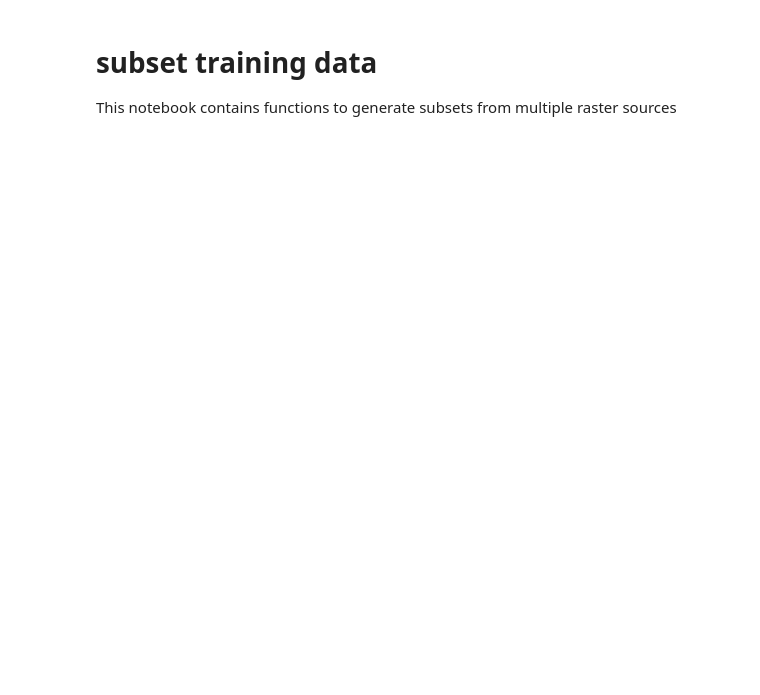
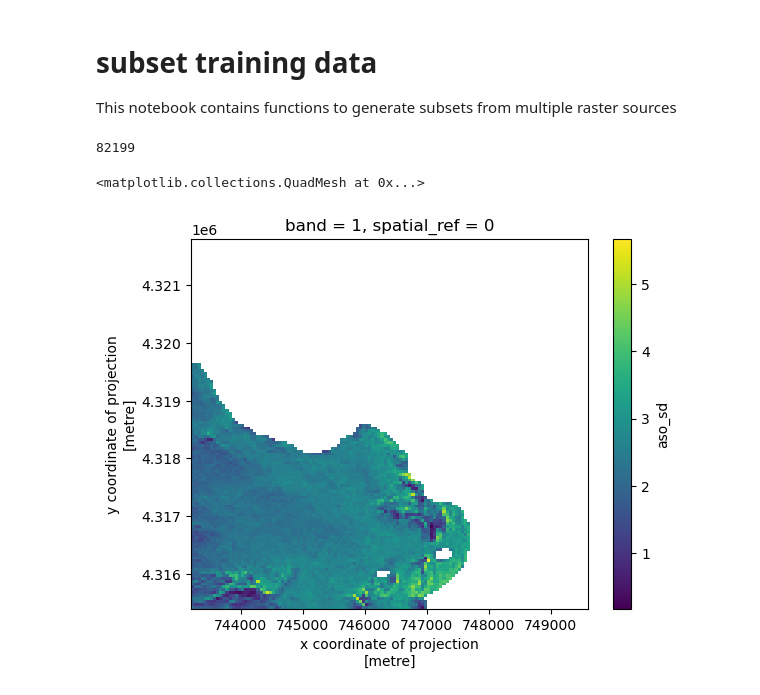
Before and after one commit to geo-smart/deep-snow, a Jupyter notebook: notebooks/subset.ipynb, the cells around one changed output. Cells and saved outputs as stored; diff of their text form; code cells hidden in the pictures; blank space fills up the shorter version.

Commit message:
progress on subset code

```diff
--- a/notebooks/subset.ipynb
+++ b/notebooks/subset.ipynb
@@ -3,0 +16,14 @@ This notebook contains functions to generate subsets from multiple raster source
+# %%
+ds = open_all_data(aso_path, '..')
+ds.attrs['_FillValue'] = None
+# %%
+tiles = gpd.read_file(tile_path)
+# %%
+tile = tiles.loc[tiles['id']== 600.0]
+# %%
+tile_ds = ds.rio.clip(tile.geometry.values, crs=ds.rio.crs, drop=True)
+# %%
+tile_pixel_count = np.invert(np.isnan(tile_ds.aso_sd.values)).sum()
+print(tile_pixel_count)
+# %% [output]
+82199
@@ -3,0 +32,6 @@ This notebook contains functions to generate subsets from multiple raster source
+# %%
+subset_ds = sample_ds(tile_ds, 128)
+subset_ds.aso_sd.plot()
+# %% [output]
+<matplotlib.collections.QuadMesh at 0x...>
+[figure, added]
```
Also changed, not shown: parts of 7 cells of this notebook, 1 other file.
